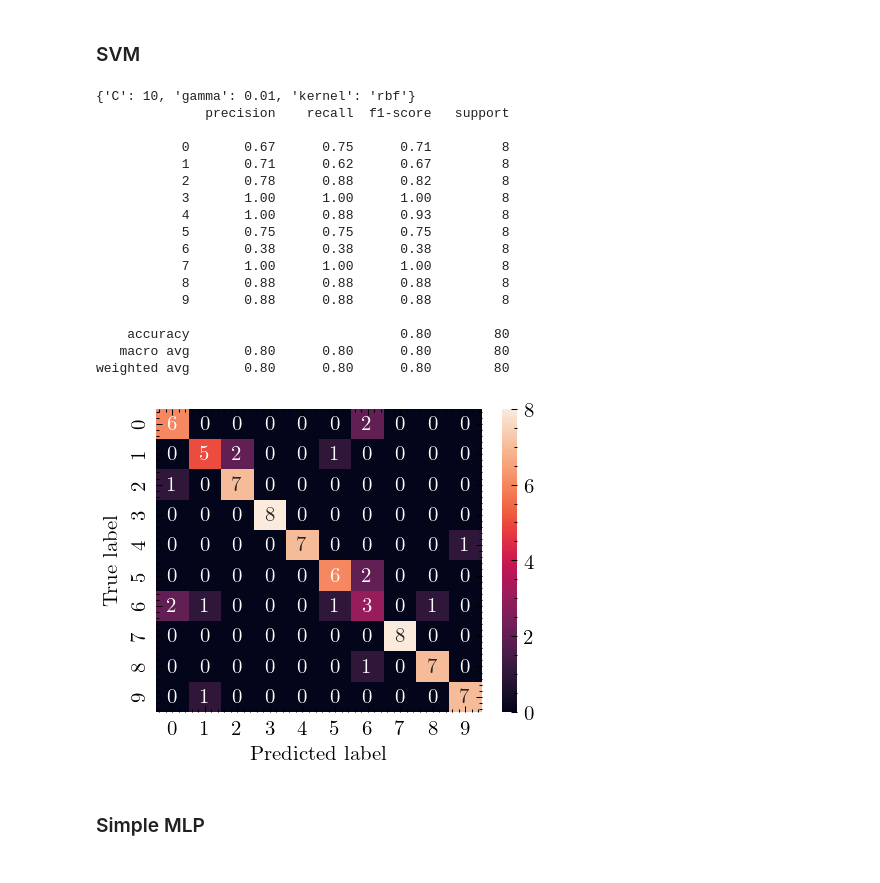
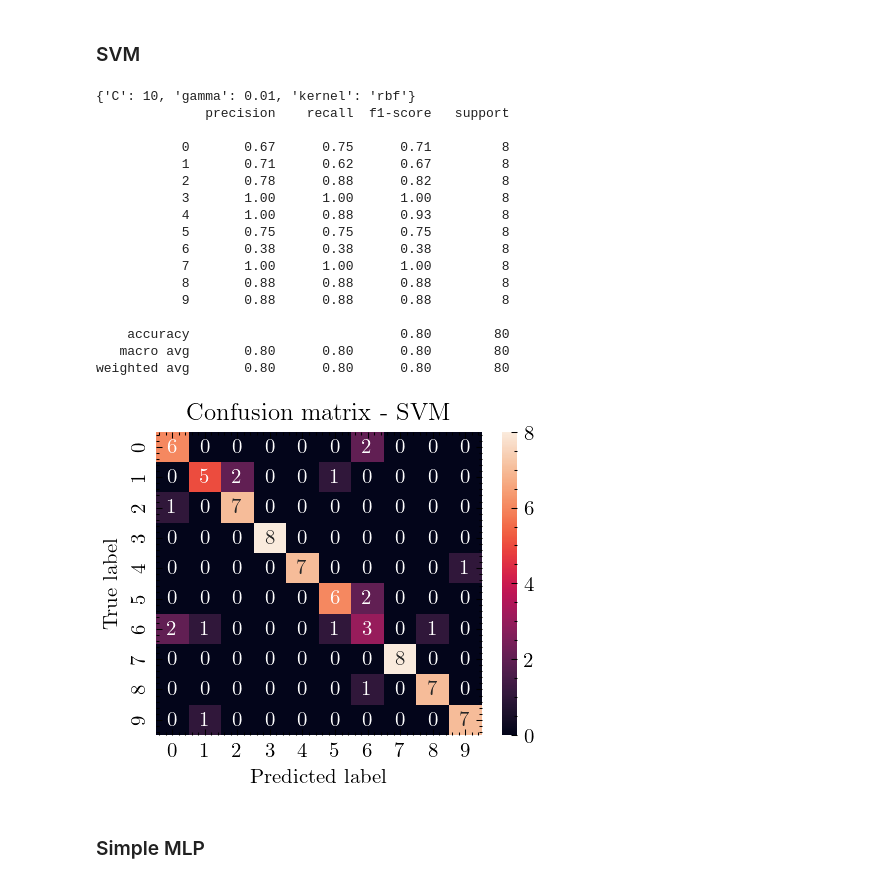
Before and after one commit to FilippoUslenghi/audio-pattern, a Jupyter notebook: project.ipynb, the cells around one changed output. Cells and saved outputs as stored; diff of their text form; code cells hidden in the pictures.

```diff
--- a/project.ipynb
+++ b/project.ipynb
@@ -516,34 +527,37 @@ param_grid = {
 grid_search = GridSearchCV(SVC(), param_grid, refit=True, cv=5)
 grid_search.fit(X_train, y_train)
 print(grid_search.best_params_)
 
 y_pred = grid_search.predict(X_test)
 print(classification_report(y_test, y_pred))
 
 plt.figure(dpi=150)
 sns.heatmap(confusion_matrix(y_test, y_pred), annot=True)
 plt.xlabel("Predicted label")
 plt.ylabel("True label")
+plt.title("Confusion matrix - SVM")
+os.makedirs("images", exist_ok=True)
+plt.savefig(os.path.join("images", "confusion_matrix_svm.png"), dpi=150)
 plt.show()
 # %% [output]
 {'C': 10, 'gamma': 0.01, 'kernel': 'rbf'}
               precision    recall  f1-score   support
 
            0       0.67      0.75      0.71         8
            1       0.71      0.62      0.67         8
            2       0.78      0.88      0.82         8
            3       1.00      1.00      1.00         8
            4       1.00      0.88      0.93         8
            5       0.75      0.75      0.75         8
            6       0.38      0.38      0.38         8
            7       1.00      1.00      1.00         8
            8       0.88      0.88      0.88         8
            9       0.88      0.88      0.88         8
 
     accuracy                           0.80        80
    macro avg       0.80      0.80      0.80        80
 weighted avg       0.80      0.80      0.80        80
-[figure, old version]
+[figure, new version]
 # %% [markdown]
 ### Simple MLP
 # %%
```
Also changed, not shown: parts of 9 cells of this notebook, 14 other files.
